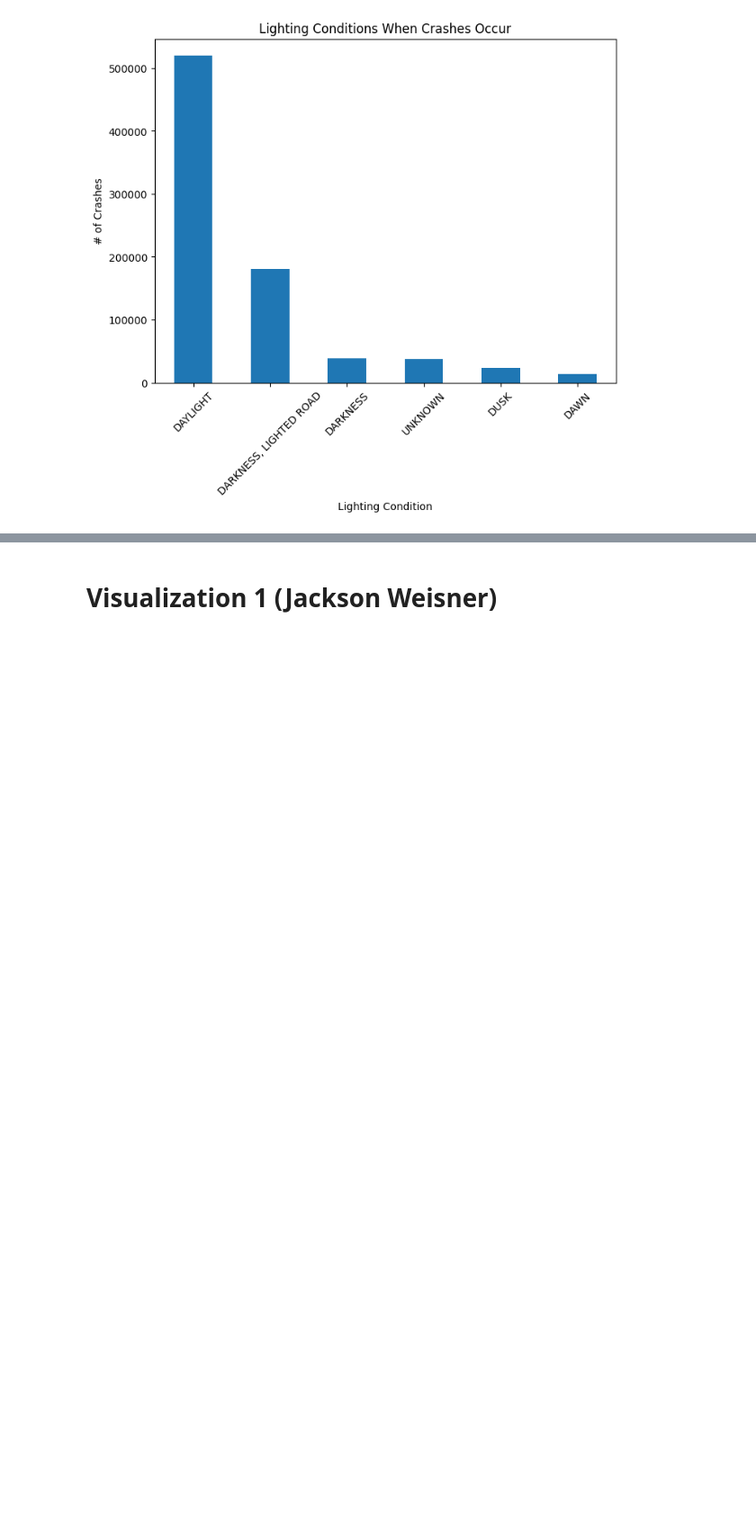
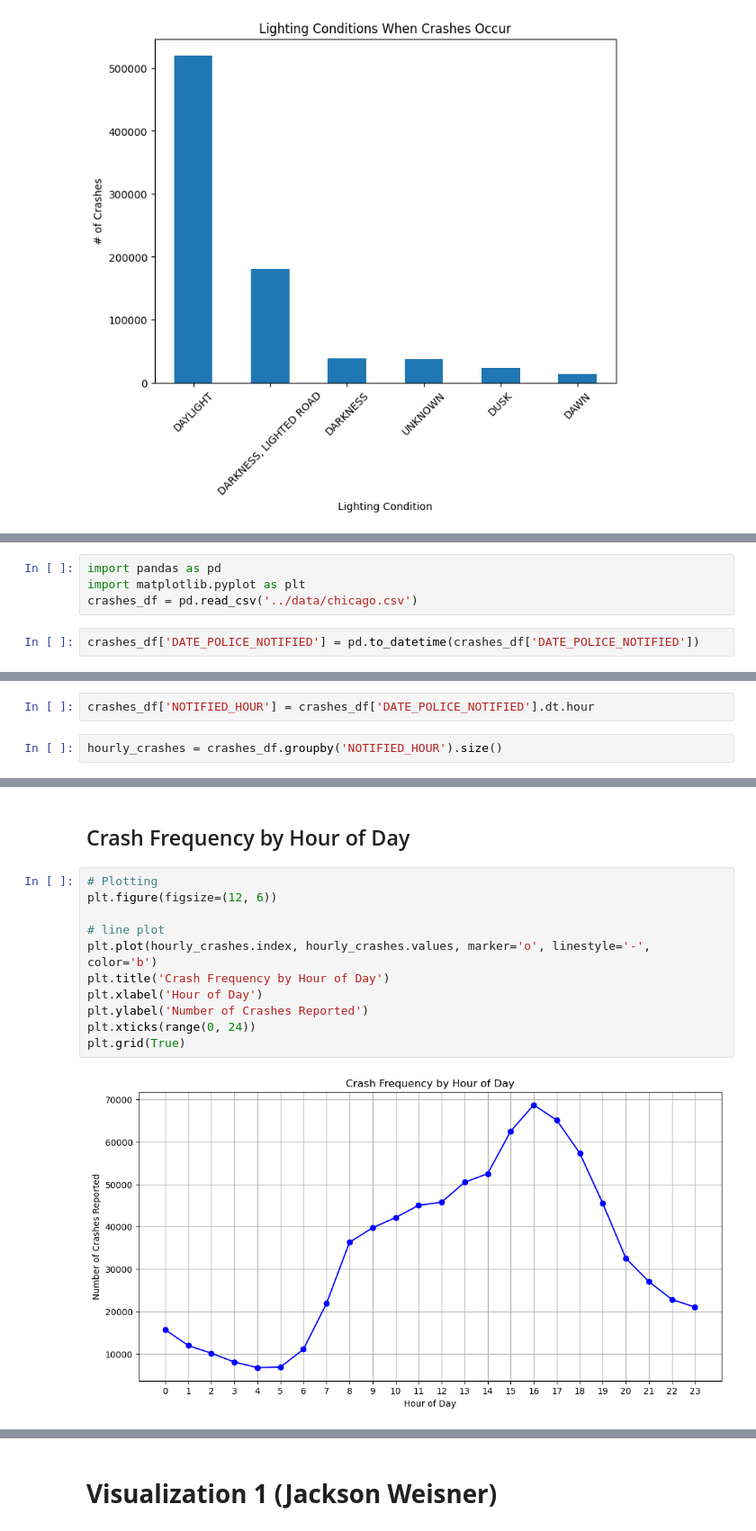
Before and after one commit to jweis4/CS-418-Traffic-Accidents-Analysis-Project, a Jupyter notebook: src/CS-418-Group-16.ipynb, the cells around one changed output, grey strips where cells are left out. Shown: that part at 90% size. Saved outputs shown, nothing was run; the diff lists cells and outputs as text; blank space fills up the shorter version.

```diff
--- a/src/CS-418-Group-16.ipynb
+++ b/src/CS-418-Group-16.ipynb
@@ -276,0 +281,6 @@ plt.xticks(rotation=45)
+# %%
+import pandas as pd
+import matplotlib.pyplot as plt
+crashes_df = pd.read_csv('../data/chicago.csv')
+# %%
+crashes_df['DATE_POLICE_NOTIFIED'] = pd.to_datetime(crashes_df['DATE_POLICE_NOTIFIED'])
@@ -276,0 +296,4 @@ plt.xticks(rotation=45)
+# %%
+crashes_df['NOTIFIED_HOUR'] = crashes_df['DATE_POLICE_NOTIFIED'].dt.hour
+# %%
+hourly_crashes = crashes_df.groupby('NOTIFIED_HOUR').size()
@@ -276,0 +320,15 @@ plt.xticks(rotation=45)
+# %% [markdown]
+## Crash Frequency by Hour of Day
+# %%
+# Plotting
+plt.figure(figsize=(12, 6))
+
+# line plot
+plt.plot(hourly_crashes.index, hourly_crashes.values, marker='o', linestyle='-', color='b')
+plt.title('Crash Frequency by Hour of Day')
+plt.xlabel('Hour of Day')
+plt.ylabel('Number of Crashes Reported')
+plt.xticks(range(0, 24))
+plt.grid(True)
+# %% [output]
+[figure, added]
```
Also changed, not shown: parts of 11 cells of this notebook.
